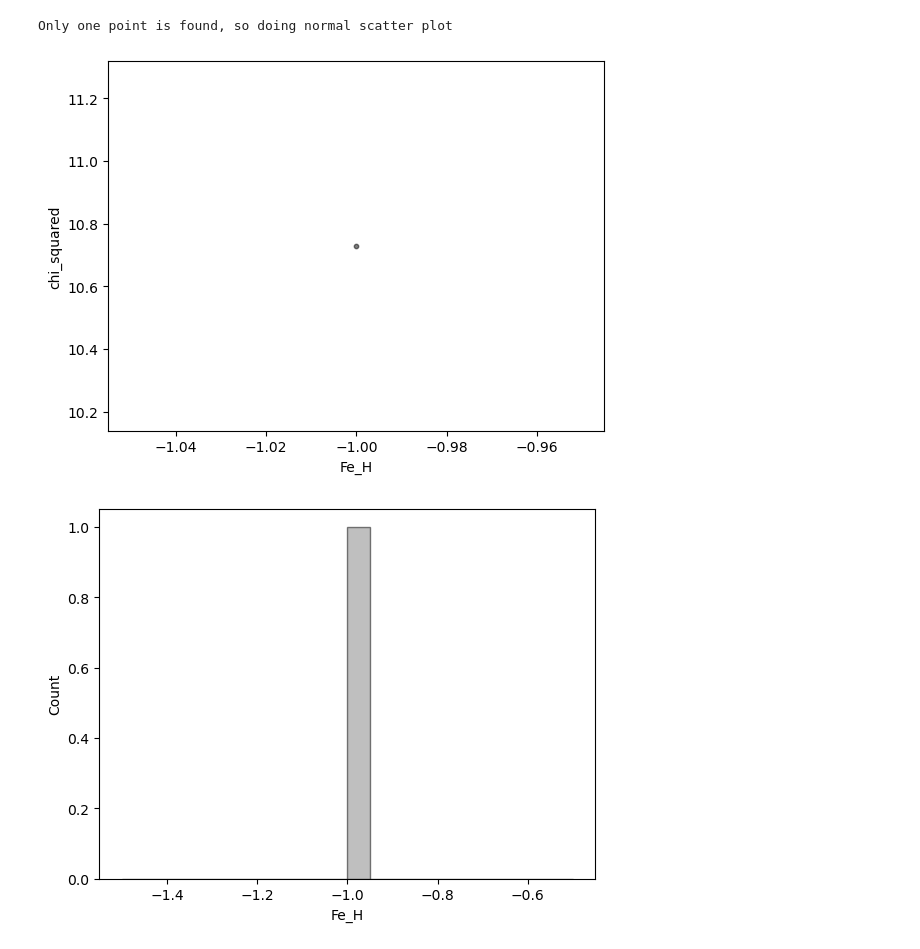
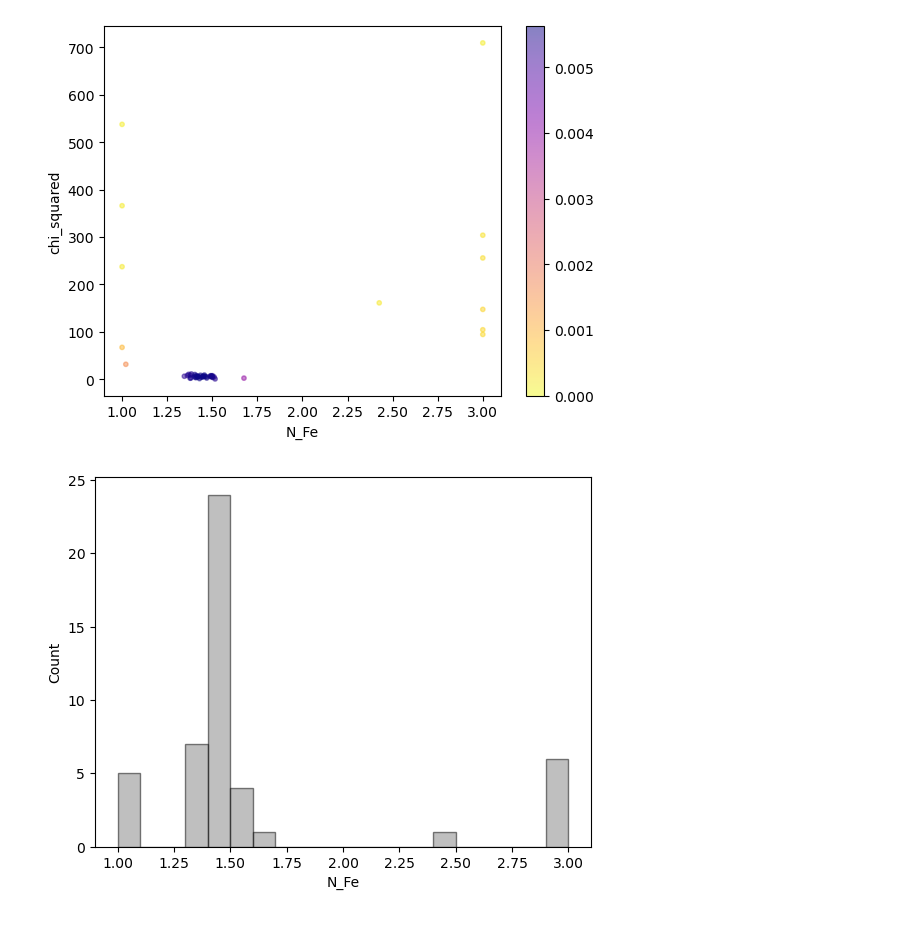
Before and after one commit to advaitmehla/TSFitPy, a Jupyter notebook: plotting_tools/plot_output_test.ipynb, the cells around one changed output. Saved outputs shown, nothing was run; the diff lists cells and outputs as text; code cells hidden in the pictures.

```diff
--- a/plotting_tools/plot_output_test.ipynb
+++ b/plotting_tools/plot_output_test.ipynb
@@ -61,6 +9,7 @@ TS completed
 # %%
 # CHANGE NEXT LINE
-output_folder_location: str = "/media/advait/DATA/research/rcb-project/TSFitPy/output_files/Aug-16-2024-00-04-26_0.9474440156676243_LTE_Na_1D" # CHANGE
+# output_folder_location: str = "/media/advait/DATA/research/rcb-project/TSFitPy/output_files/Aug-20-2024-lbl-all-lines-good" # CHANGE
+output_folder_location: str = "/media/advait/DATA/research/rcb-project/TSFitPy/output_files/allCN_vmic_6.5_vmac0" # CHANGE
 # loads all data from config file and output, config is copied into output folder with name "configuration.txt" from now on
 config_dict = load_output_data(output_folder_location)
 # %%
@@ -80,10 +44,10 @@ Column names are:
 # can also take any extra arguments just like plt.scatter, example with color='black' is shown below
 # can also add e.g. xlim=(-5, 5) or ylim=(-1, 1) for x and y limits
 # CHANGE COLUMN NAMES IF NEEDED
-plot_scatter_df_results(output_results_pd_df, "Fe_H", "chi_squared", color='black')
+plot_scatter_df_results(output_results_pd_df, "N_Fe", "chi_squared", color='black')
 # works in similar way, but plots the density map with the desired cmap
 # s=10 stands for point size
-plot_density_df_results(output_results_pd_df, "Fe_H", "chi_squared", s=10, cmap="plasma_r", alpha=0.5)
+plot_density_df_results(output_results_pd_df, "N_Fe", "chi_squared", s=10, cmap="plasma_r", alpha=0.5)
 # also histogram if needed as well
-plot_histogram_df_results(output_results_pd_df, "Fe_H", color='grey', bins=20, alpha=0.5, histtype='bar', ec='black')
+plot_histogram_df_results(output_results_pd_df, "N_Fe", color='grey', bins=20, alpha=0.5, histtype='bar', ec='black')
 # %% [output]
@@ -91,3 +55,2 @@ plot_histogram_df_results(output_results_pd_df, "Fe_H", color='grey', bins=20, a
-Only one point is found, so doing normal scatter plot
-[figure, old version]
+[figure, new version]
-[figure, old version]
+[figure, new version]
```
Also changed, not shown: parts of 17 cells of this notebook, 31 other files.
